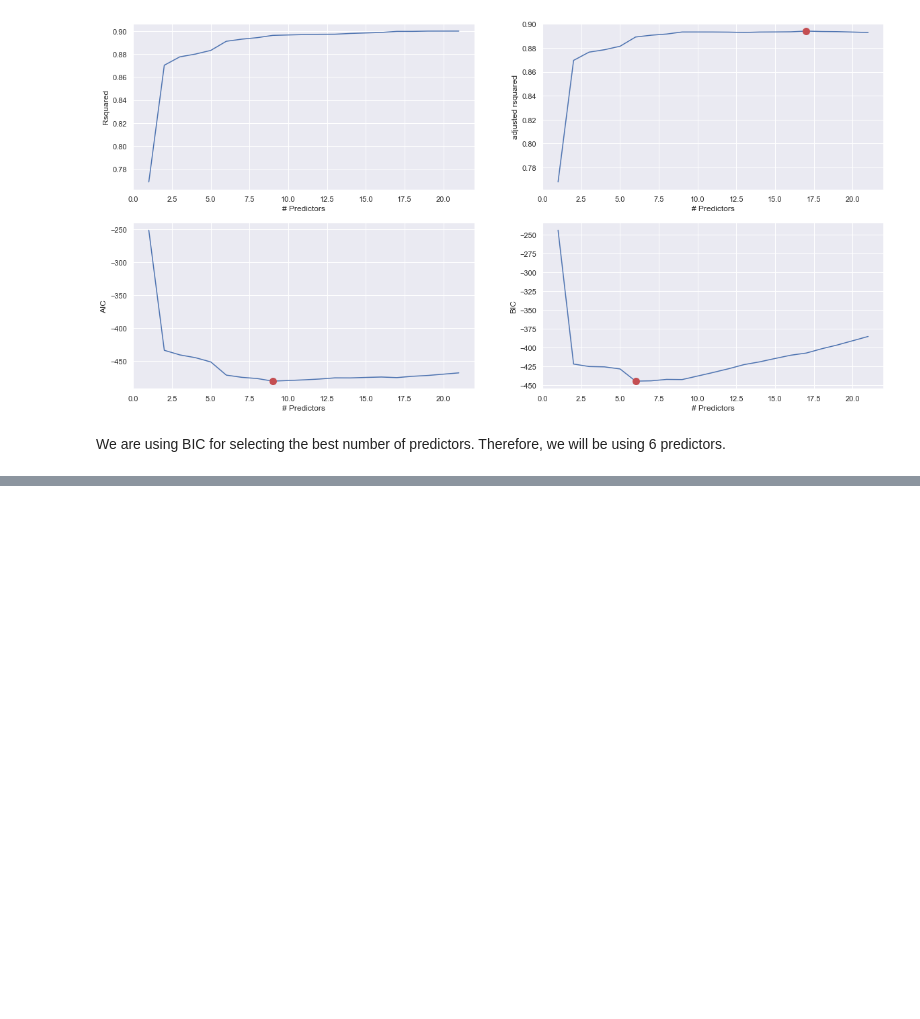
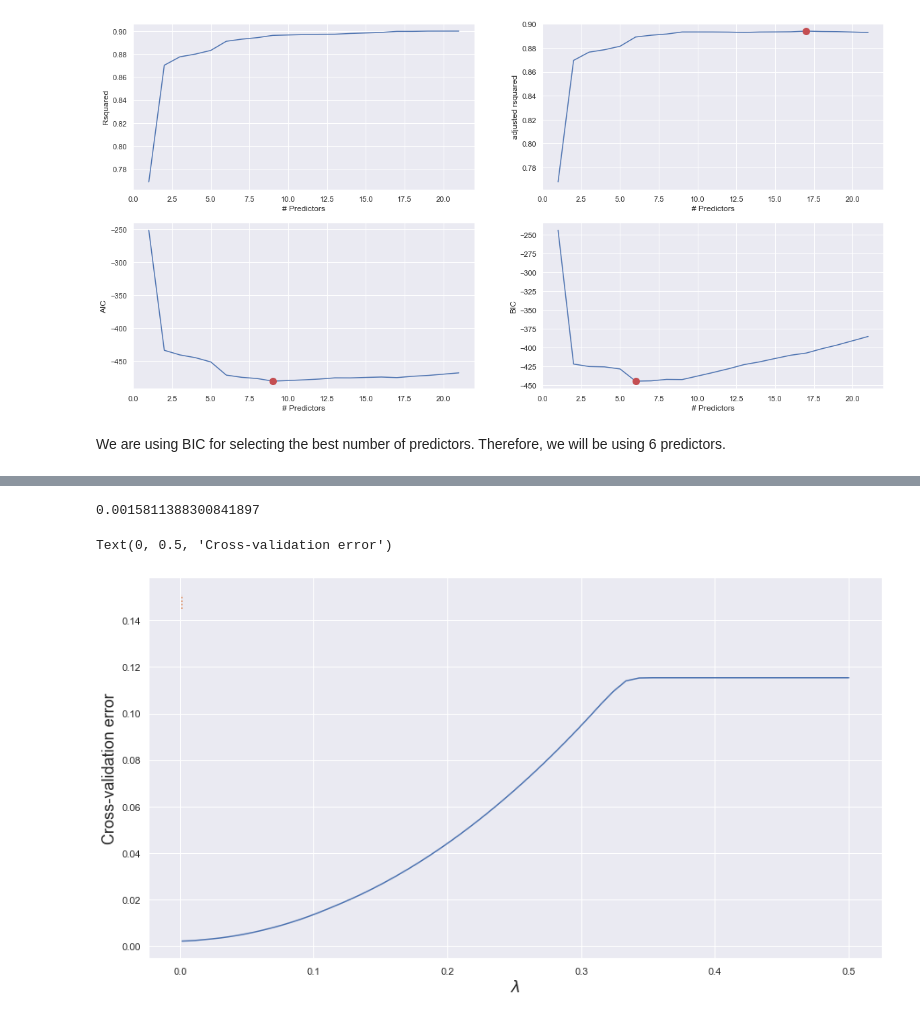
Before and after one commit to avaserin/Stat_303-2_Project, a Jupyter notebook: Project_Code.ipynb, the cells around one changed output, grey strips where cells are left out. Drawn from its saved outputs; the diff is of its cells as text; code cells hidden in the pictures; blank space fills up the shorter version.

```diff
--- a/Project_Code.ipynb
+++ b/Project_Code.ipynb
@@ -692,0 +753,24 @@ RMSE using all predictors and 2-factor interaction terms 2.488153062412976
+# %%
+#Let us use cross validation to find the optimal value of the tuning parameter - lambda
+#For the optimal lambda, the cross validation error will be the least
+
+#Note that we are reducing the range of alpha so as to better visualize the minimum
+
+lassocv = LassoCV(alphas = alphas, cv = 10, max_iter = 100000)
+lassocv.fit(Xstd, y)
+
+#Optimal value of the tuning parameter - lamda
+lassocv.alpha_
+# %% [output]
+0.0015811388300841897
+# %%
+#Visualizing the LOOCV (leave one out cross validatation error vs lambda)
+plt.xlabel('xlabel', fontsize=18)
+plt.ylabel('ylabel', fontsize=18)
+plt.plot(lassocv.alphas_,lassocv.mse_path_.mean(axis=1))
+plt.plot([lassocv.alpha_,lassocv.alpha_],[0.145,0.151],':')
+plt.xlabel('$\lambda$')
+plt.ylabel('Cross-validation error')
+# %% [output]
+Text(0, 0.5, 'Cross-validation error')
+[figure, added]
```
Also changed, not shown: parts of 34 cells of this notebook.
